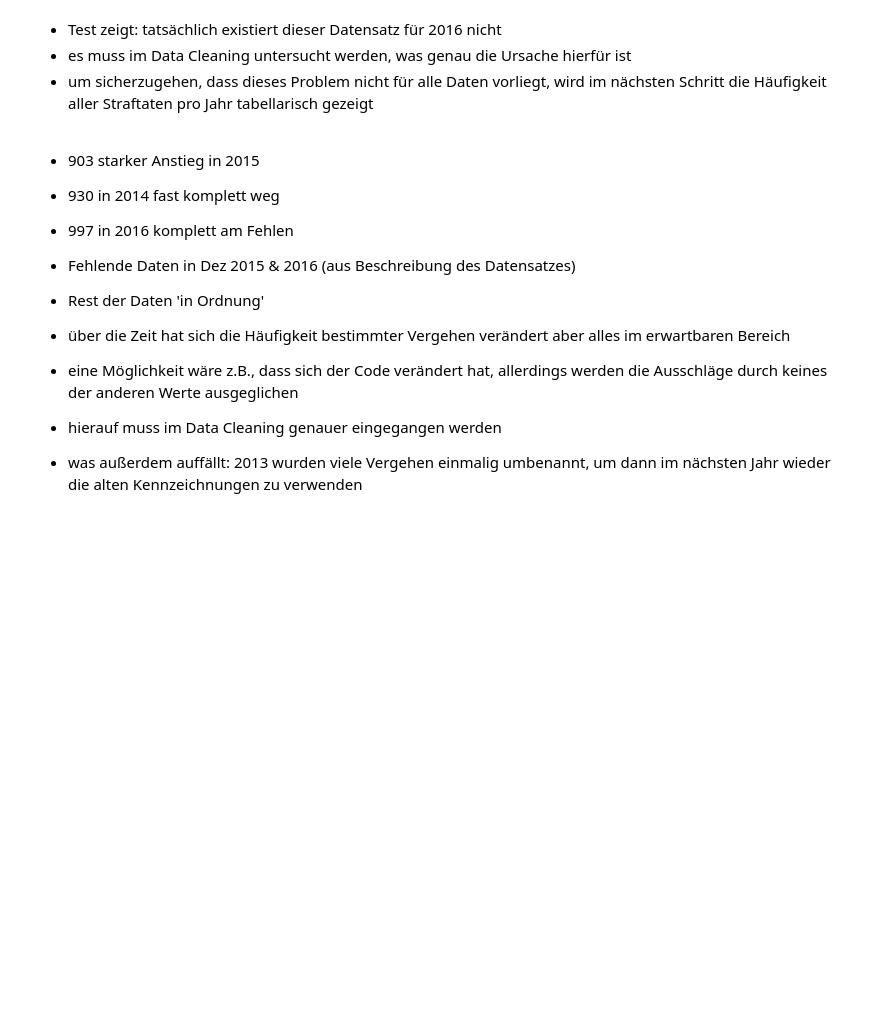
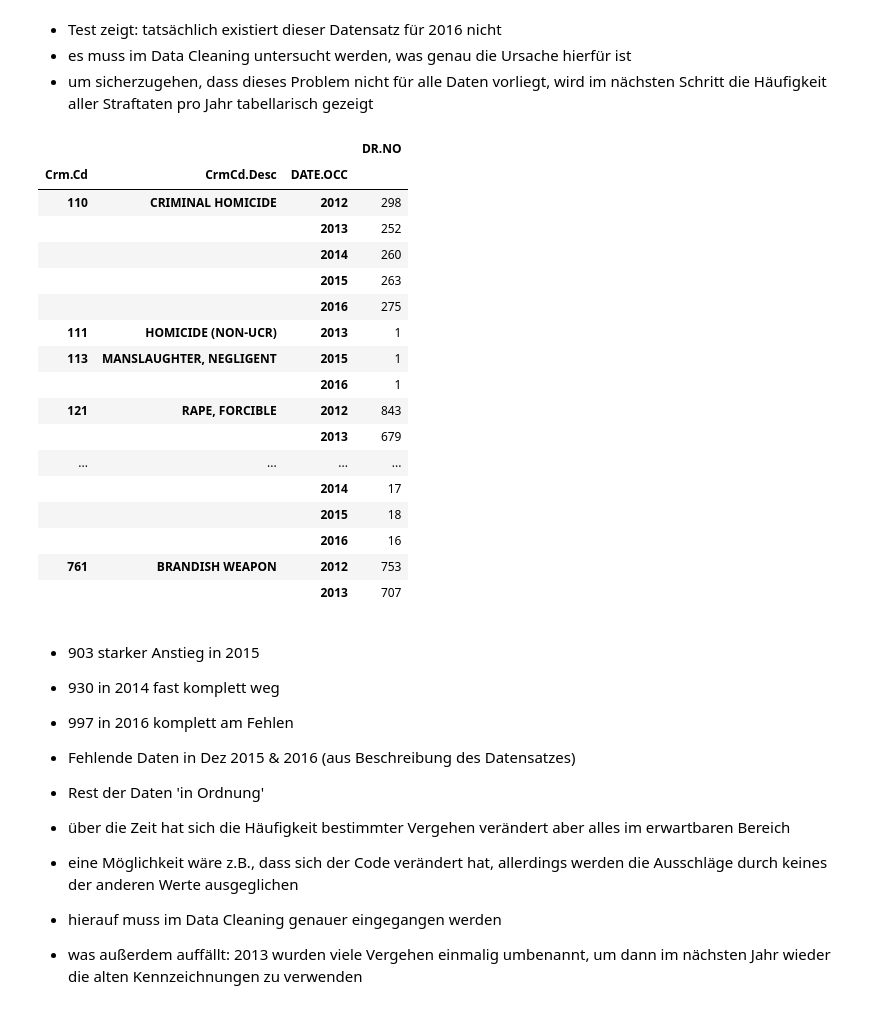
Before and after one commit to dominikth13/BI_Project, a Jupyter notebook: data_analysis.ipynb, the cells around one changed output. Cells and saved outputs as stored; diff of their text form; code cells hidden in the pictures; blank space fills up the shorter version.

Commit message:
Add data recreation for 997

```diff
--- a/data_analysis.ipynb
+++ b/data_analysis.ipynb
@@ -160,7 +160,26 @@ data_with_year[(data_with_year['Crm.Cd'] == 997) & (data_with_year['DATE.OCC'] >
 # %%
 from IPython.display import display, HTML
 
-#display(HTML(data_with_year[['DATE.OCC','CrmCd.Desc','Crm.Cd','DR.NO']].groupby(['Crm.Cd','CrmCd.Desc','DATE.OCC']).count().to_html()))
+display(HTML(data_with_year[['DATE.OCC','CrmCd.Desc','Crm.Cd','DR.NO']].groupby(['Crm.Cd','CrmCd.Desc','DATE.OCC']).count().to_html()))
+# %% [output]
+|  |  |  | DR.NO |
+| Crm.Cd | CrmCd.Desc | DATE.OCC |  |
+| 110 | CRIMINAL HOMICIDE | 2012 | 298 |
+|  |  | 2013 | 252 |
+|  |  | 2014 | 260 |
+|  |  | 2015 | 263 |
+|  |  | 2016 | 275 |
+| 111 | HOMICIDE (NON-UCR) | 2013 | 1 |
+| 113 | MANSLAUGHTER, NEGLIGENT | 2015 | 1 |
+|  |  | 2016 | 1 |
+| 121 | RAPE, FORCIBLE | 2012 | 843 |
+|  |  | 2013 | 679 |
+| ... | ... | ... | ... |
+|  |  | 2014 | 17 |
+|  |  | 2015 | 18 |
+|  |  | 2016 | 16 |
+| 761 | BRANDISH WEAPON | 2012 | 753 |
+|  |  | 2013 | 707 |
 # %% [markdown]
 - 903 starker Anstieg in 2015
 - 930 in 2014 fast komplett weg
```
Also changed, not shown: parts of 28 cells of this notebook.
